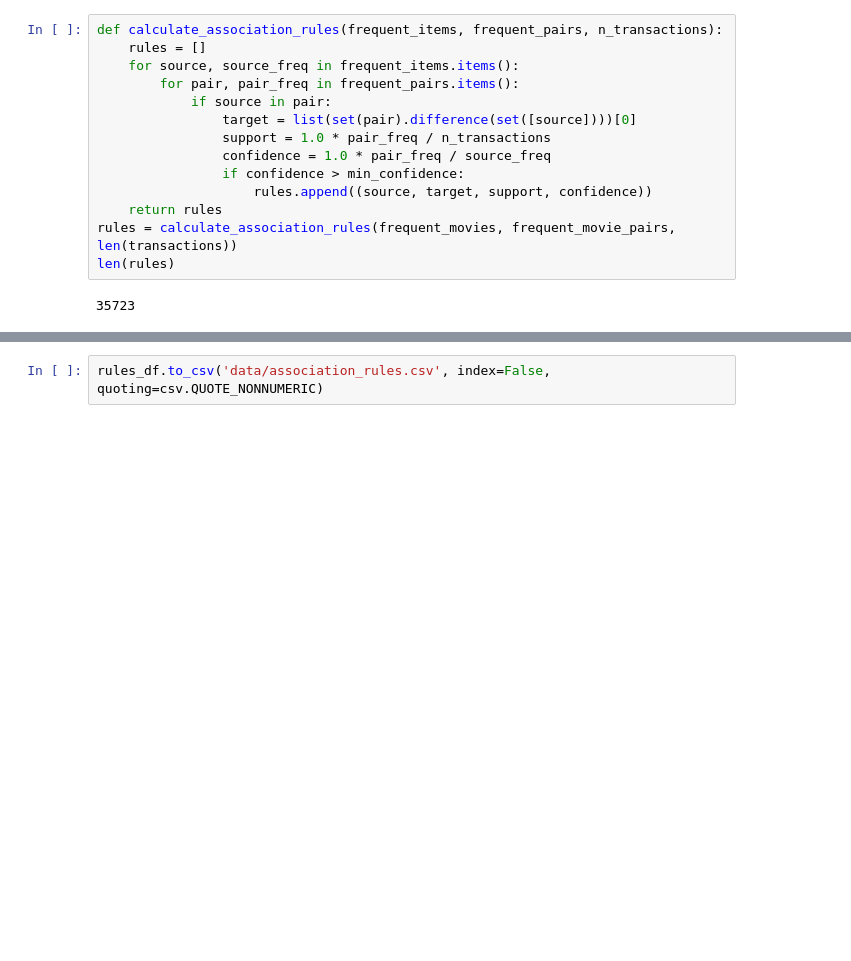
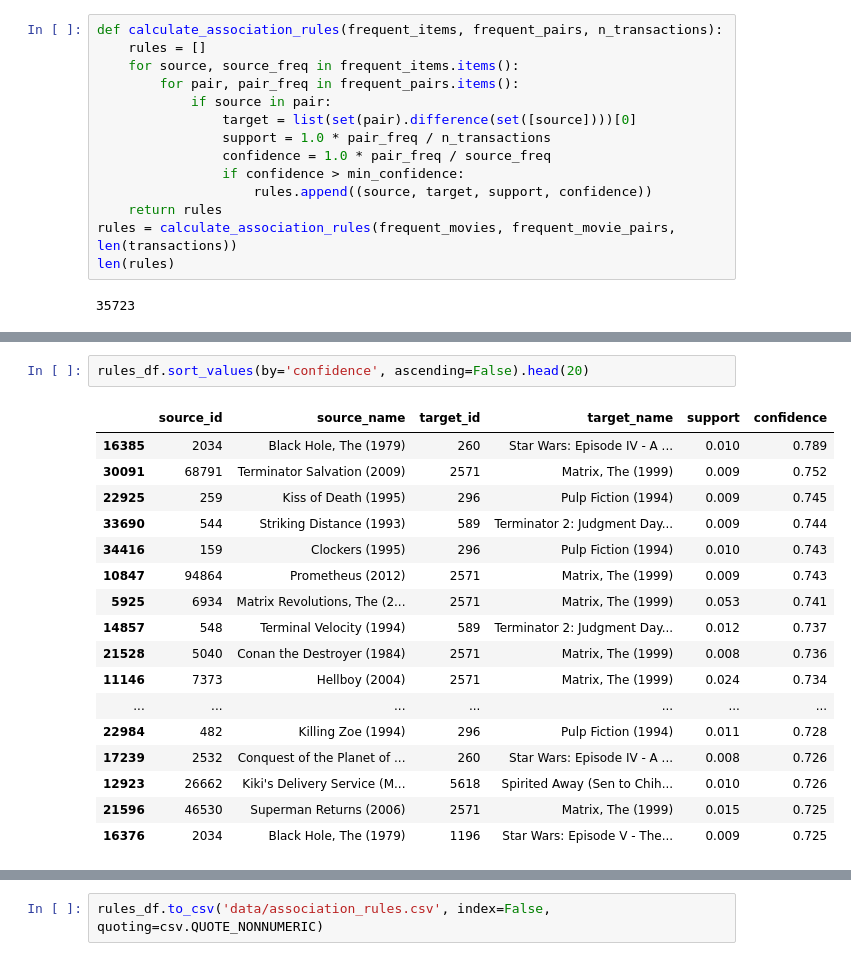
Before and after one commit to csizsek/recommender-systems, a Jupyter notebook: movie_lens/04_association_rules.ipynb, the cells around one changed output, grey strips where cells are left out. Drawn from its saved outputs; the diff is of its cells as text; blank space fills up the shorter version.

```diff
--- a/movie_lens/04_association_rules.ipynb
+++ b/movie_lens/04_association_rules.ipynb
@@ -130,0 +177,20 @@ rules_df.sample(30)
+# %%
+rules_df.sort_values(by='confidence', ascending=False).head(20)
+# %% [output]
+|  | source_id | source_name | target_id | target_name | support | confidence |
+| 16385 | 2034 | Black Hole, The (1979) | 260 | Star Wars: Episode IV - A ... | 0.010 | 0.789 |
+| 30091 | 68791 | Terminator Salvation (2009) | 2571 | Matrix, The (1999) | 0.009 | 0.752 |
+| 22925 | 259 | Kiss of Death (1995) | 296 | Pulp Fiction (1994) | 0.009 | 0.745 |
+| 33690 | 544 | Striking Distance (1993) | 589 | Terminator 2: Judgment Day... | 0.009 | 0.744 |
+| 34416 | 159 | Clockers (1995) | 296 | Pulp Fiction (1994) | 0.010 | 0.743 |
+| 10847 | 94864 | Prometheus (2012) | 2571 | Matrix, The (1999) | 0.009 | 0.743 |
+| 5925 | 6934 | Matrix Revolutions, The (2... | 2571 | Matrix, The (1999) | 0.053 | 0.741 |
+| 14857 | 548 | Terminal Velocity (1994) | 589 | Terminator 2: Judgment Day... | 0.012 | 0.737 |
+| 21528 | 5040 | Conan the Destroyer (1984) | 2571 | Matrix, The (1999) | 0.008 | 0.736 |
+| 11146 | 7373 | Hellboy (2004) | 2571 | Matrix, The (1999) | 0.024 | 0.734 |
+| ... | ... | ... | ... | ... | ... | ... |
+| 22984 | 482 | Killing Zoe (1994) | 296 | Pulp Fiction (1994) | 0.011 | 0.728 |
+| 17239 | 2532 | Conquest of the Planet of ... | 260 | Star Wars: Episode IV - A ... | 0.008 | 0.726 |
+| 12923 | 26662 | Kiki's Delivery Service (M... | 5618 | Spirited Away (Sen to Chih... | 0.010 | 0.726 |
+| 21596 | 46530 | Superman Returns (2006) | 2571 | Matrix, The (1999) | 0.015 | 0.725 |
+| 16376 | 2034 | Black Hole, The (1979) | 1196 | Star Wars: Episode V - The... | 0.009 | 0.725 |
```
Also changed, not shown: parts of 9 cells of this notebook, 4 other files.
